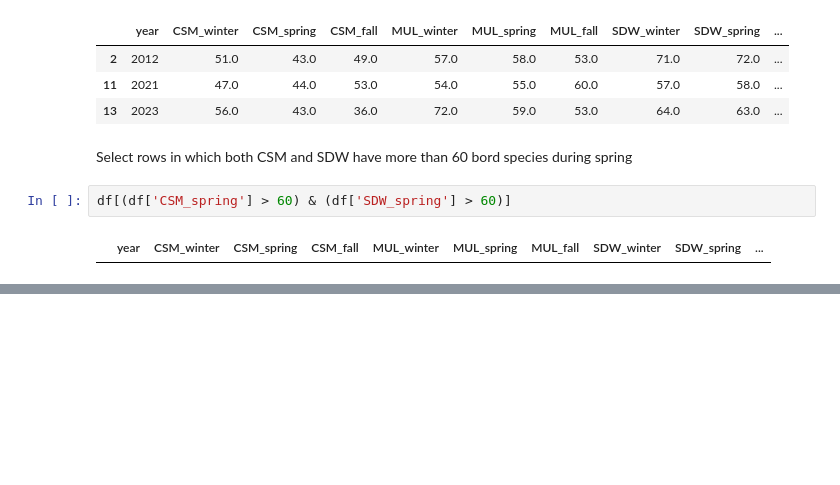
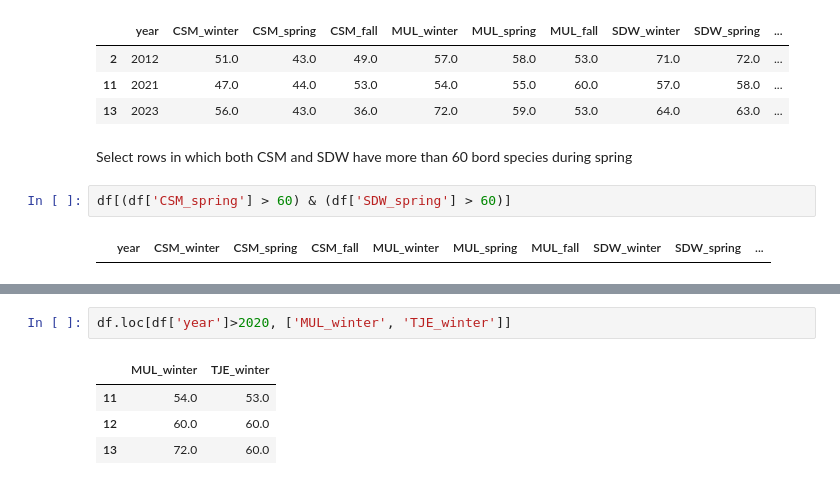
Before and after one commit to jaslynmiura/eds220-2025-in-class, a Jupyter notebook: week1-lesson-3-pandas-subsetting.ipynb, the cells around one changed output, grey strips where cells are left out. Cells and saved outputs as stored; diff of their text form; blank space fills up the shorter version.

```diff
--- a/week1-lesson-3-pandas-subsetting.ipynb
+++ b/week1-lesson-3-pandas-subsetting.ipynb
@@ -326,0 +450,7 @@ df[(df['CSM_spring'] > 60) & (df['SDW_spring'] > 60)]
+# %%
+df.loc[df['year']>2020, ['MUL_winter', 'TJE_winter']]
+# %% [output]
+|  | MUL_winter | TJE_winter |
+| 11 | 54.0 | 53.0 |
+| 12 | 60.0 | 60.0 |
+| 13 | 72.0 | 60.0 |
```
Also changed, not shown: parts of 12 cells of this notebook.
